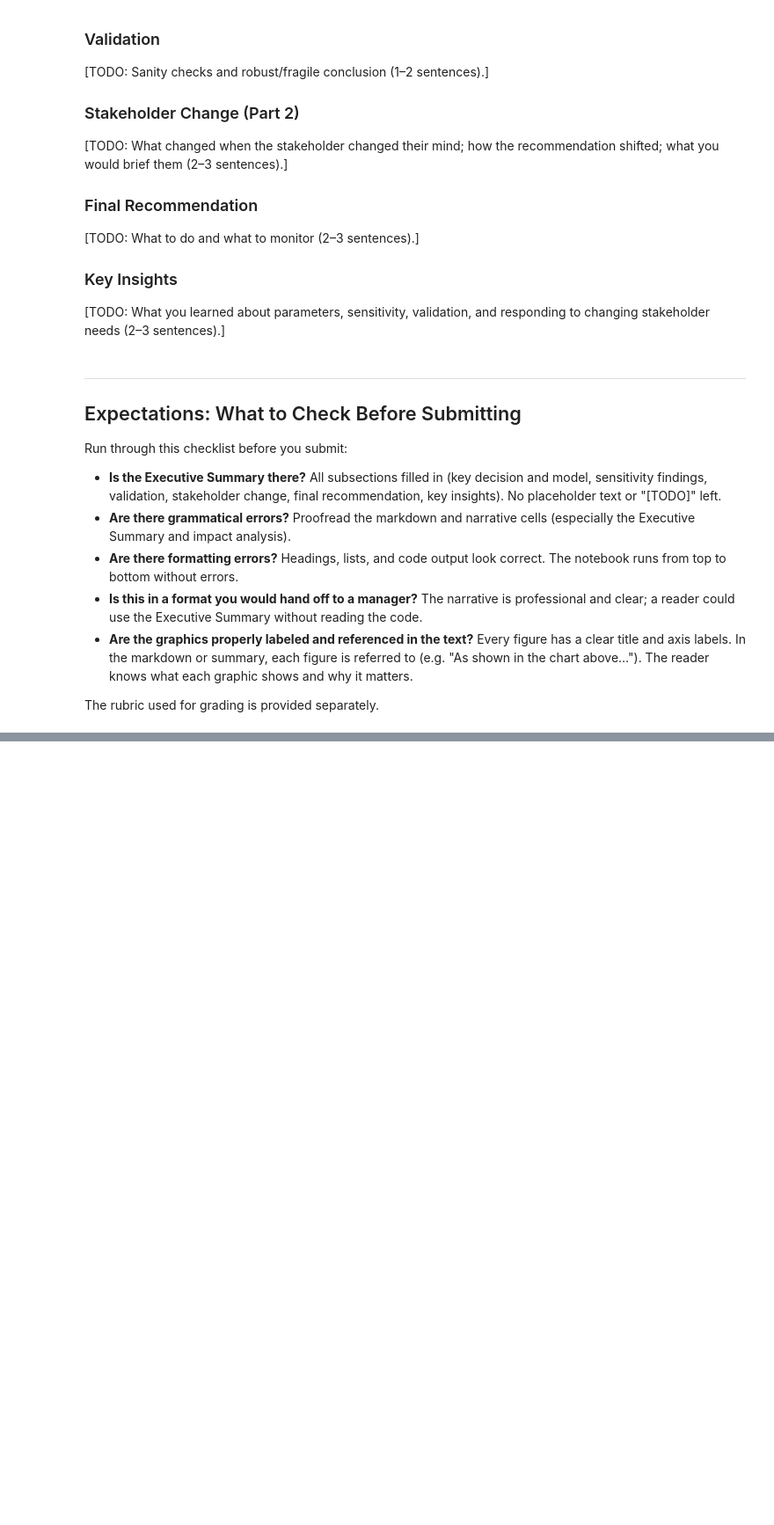
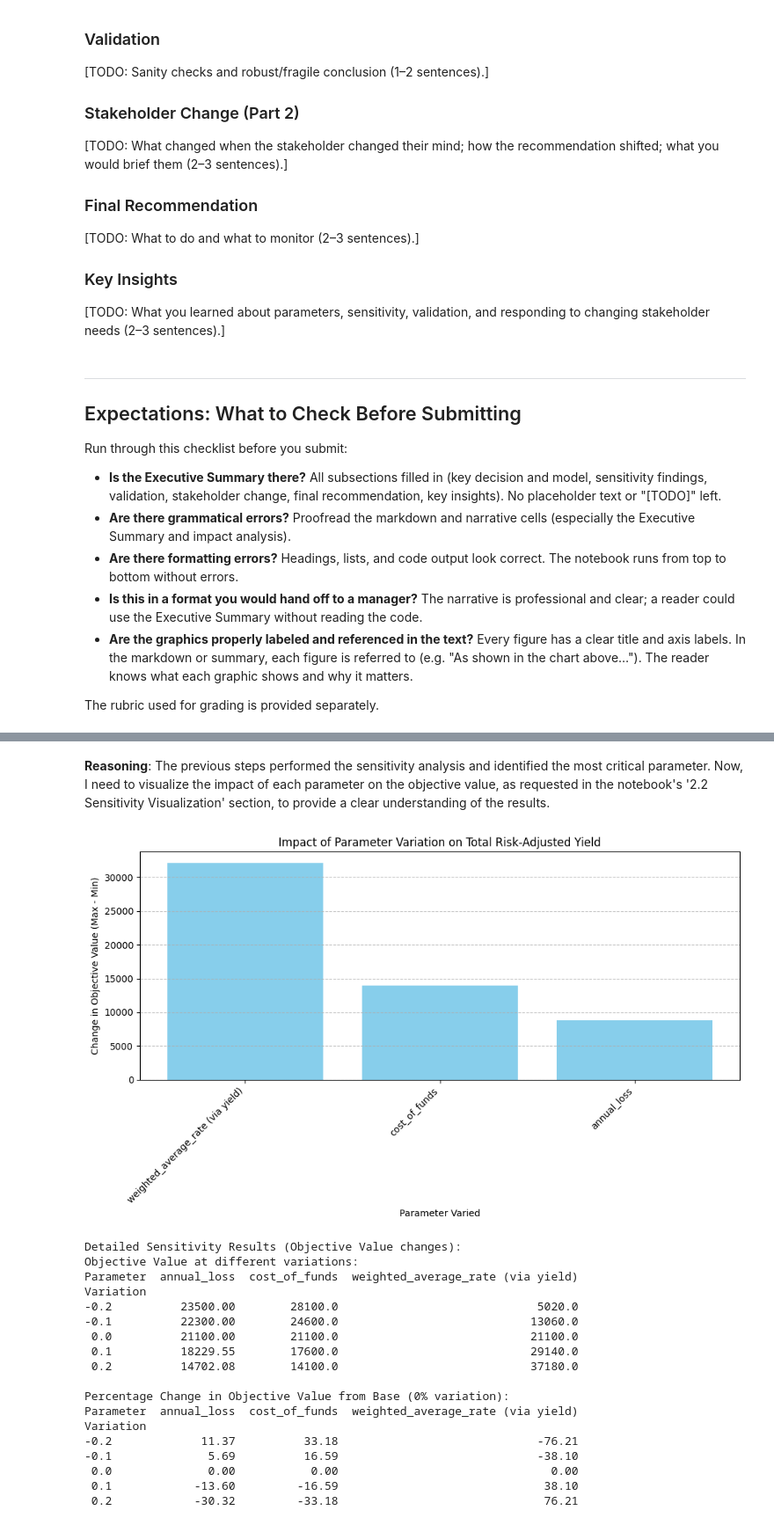
Before and after one commit to sheliabond/Prescriptive-Analytics---Spring-2026-Public-, a Jupyter notebook: Assignments/02ResourceAllocationSensitivity/assignment_template.ipynb, the cells around one changed output, grey strips where cells are left out. Shown at 88% size. Saved outputs shown, nothing was run; the diff lists cells and outputs as text; code cells hidden in the pictures; blank space fills up the shorter version.

```diff
--- a/Assignments/02ResourceAllocationSensitivity/assignment_template.ipynb
+++ b/Assignments/02ResourceAllocationSensitivity/assignment_template.ipynb
@@ -294,0 +332,20 @@ The rubric used for grading is provided separately.
+# %%
+n = len(options_df)
+model = LpProblem("Resource_Allocation", LpMaximize)
+
+# Decision variables: amount to allocate to each option (e.g. spend per channel)
+alloc = [LpVariable(f"alloc_{i}", lowBound=0) for i in range(n)]
+
+# Objective: maximize total risk-adjusted yield
+# Risk-adjusted yield for each tier: yield - annual_loss - cost_of_funds - dealer_fees - servicing_cost
+model += lpSum([alloc[i] * (options_df.iloc[i]['yield'] - options_df.iloc[i]['annual_loss'] - cost_of_funds - dealer_fees - servicing_cost) for i in range(n)]), "Total_Risk_Adjusted_Yield"
+
+# Constraint: total allocation <= total_loan_capital
+model += lpSum(alloc) <= total_loan_capital, "Budget"
+
+model.solve()
+print(f"Status: {LpStatus[model.status]}")
+print(f"Objective value: {value(model.objective):.2f}")
+for i in range(n):
+    opt_name = options_df.iloc[i].get(options_df.columns[0], f"Option_{i}")
+    print(f"  {opt_name}: {value(alloc[i]):.2f}")
@@ -294,0 +558,51 @@ The rubric used for grading is provided separately.
+# %% [markdown]
+**Reasoning**:
+The previous steps performed the sensitivity analysis and identified the most critical parameter. Now, I need to visualize the impact of each parameter on the objective value, as requested in the notebook's '2.2 Sensitivity Visualization' section, to provide a clear understanding of the results.
+# %%
+objective_impact = sensitivity_df.groupby('Parameter')['Objective_Value'].apply(lambda x: x.max() - x.min()).reset_index()
+objective_impact.columns = ['Parameter', 'Objective_Range']
+
+# Sort for better visualization
+objective_impact = objective_impact.sort_values(by='Objective_Range', ascending=False)
+
+plt.figure(figsize=(10, 6))
+plt.bar(objective_impact['Parameter'], objective_impact['Objective_Range'], color='skyblue')
+plt.xlabel('Parameter Varied')
+plt.ylabel('Change in Objective Value (Max - Min)')
+plt.title('Impact of Parameter Variation on Total Risk-Adjusted Yield')
+plt.xticks(rotation=45, ha='right')
+plt.grid(axis='y', linestyle='--', alpha=0.7)
+plt.tight_layout()
+plt.show()
+
+# Also show a table of results for detailed comparison
+print("\nDetailed Sensitivity Results (Objective Value changes):")
+comparison_df = sensitivity_df.pivot_table(index='Variation', columns='Parameter', values='Objective_Value')
+# Calculate percentage change from base (variation 0)
+base_values = comparison_df.loc[0]
+percentage_change_df = comparison_df.apply(lambda col: ((col - base_values[col.name]) / base_values[col.name]) * 100)
+
+print("Objective Value at different variations:")
+print(comparison_df.round(2))
+print("\nPercentage Change in Objective Value from Base (0% variation):")
+print(percentage_change_df.round(2))
+# %% [output]
+[figure, added]
+Detailed Sensitivity Results (Objective Value changes):
+Objective Value at different variations:
+Parameter  annual_loss  cost_of_funds  weighted_average_rate (via yield)
+Variation
+-0.2          23500.00        28100.0                             5020.0
+-0.1          22300.00        24600.0                            13060.0
+ 0.0          21100.00        21100.0                            21100.0
+ 0.1          18229.55        17600.0                            29140.0
+ 0.2          14702.08        14100.0                            37180.0
+
+Percentage Change in Objective Value from Base (0% variation):
+Parameter  annual_loss  cost_of_funds  weighted_average_rate (via yield)
+Variation
+-0.2             11.37          33.18                             -76.21
+-0.1              5.69          16.59                             -38.10
+ 0.0              0.00           0.00                               0.00
+ 0.1            -13.60         -16.59                              38.10
+ 0.2            -30.32         -33.18                              76.21
```
Also changed, not shown: parts of 232 cells of this notebook.
